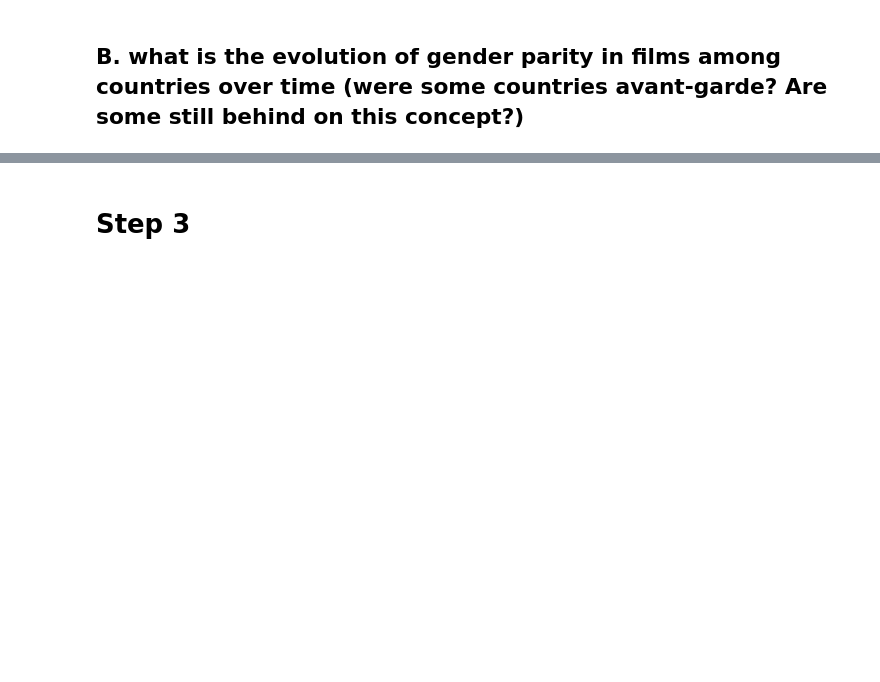
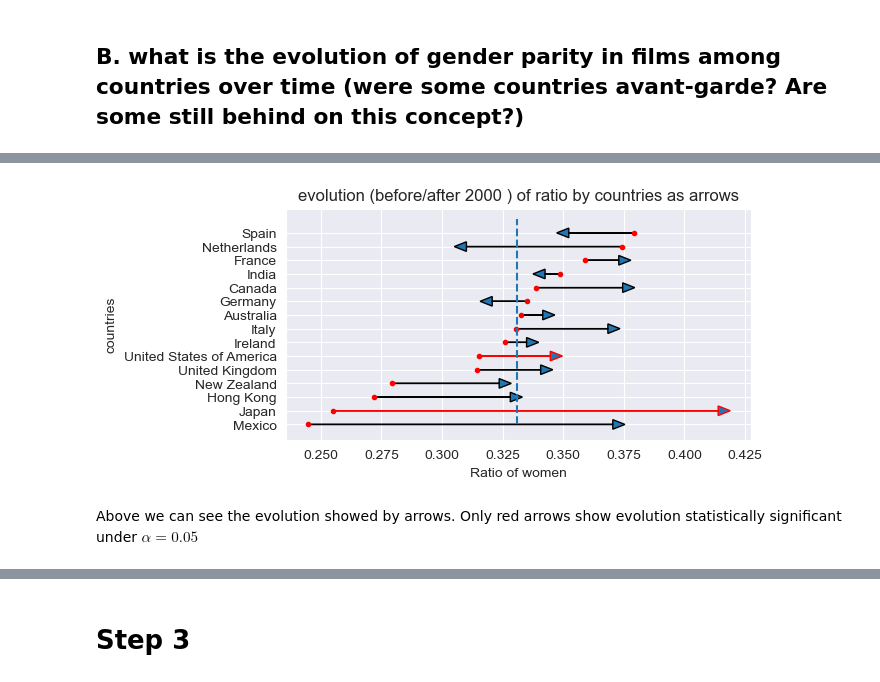
Before and after one commit to epfl-ada/ada-2022-project-teamrefuge2000, a Jupyter notebook: src/milestone_3_max.ipynb, the cells around one changed output, grey strips where cells are left out. Cells and saved outputs as stored; diff of their text form; code cells hidden in the pictures; blank space fills up the shorter version.

```diff
--- a/src/milestone_3_max.ipynb
+++ b/src/milestone_3_max.ipynb
@@ -342,0 +358,6 @@ plot_ratio_by_categories(movie_gender_country, 'countries', min_count=15, y_size
+# %%
+plot_evolution_arrow('countries', 2000, min_count=20)
+# %% [output]
+[figure, added]
+# %% [markdown]
+Above we can see the evolution showed by arrows. Only red arrows show evolution statistically significant under $\alpha = 0.05$
```
Also changed, not shown: parts of 65 cells of this notebook.
